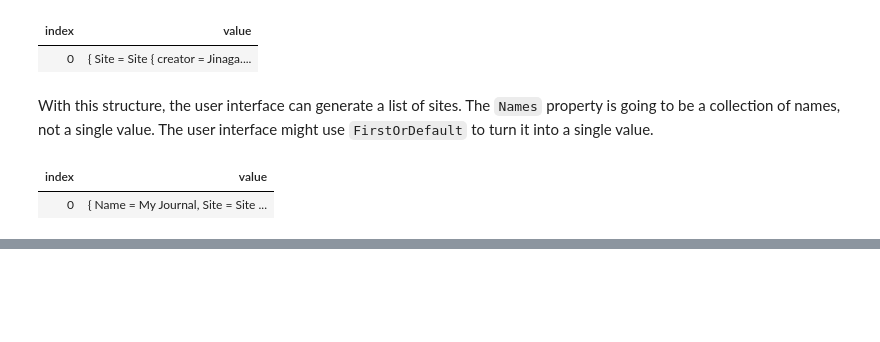
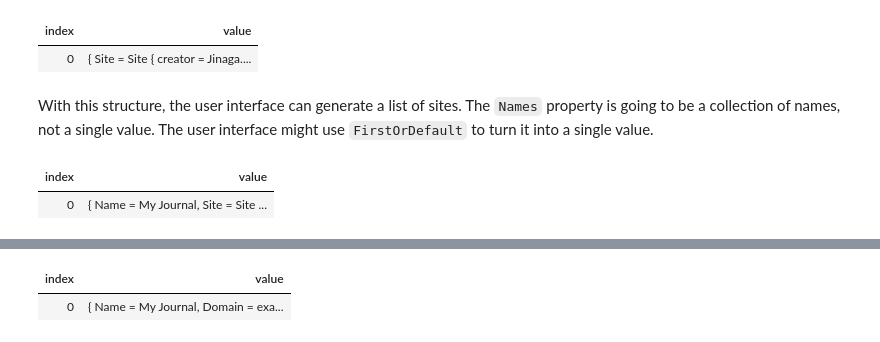
Before and after one commit to jinaga/BlogMaui, a Jupyter notebook: Notebooks/Modeling.ipynb, the cells around one changed output, grey strips where cells are left out. Saved outputs shown, nothing was run; the diff lists cells and outputs as text; code cells hidden in the pictures; blank space fills up the shorter version.

```diff
--- a/Notebooks/Modeling.ipynb
+++ b/Notebooks/Modeling.ipynb
@@ -332,0 +351,35 @@ sitesViewModel
+# %%
+var sitesByUser = Given<User>.Match((user, facts) =>
+    from site in facts.OfType<Site>()
+    where site.creator == user
+    where !facts.Any<SiteDeleted>(
+        sd => sd.site == site &&
+        !facts.Any<SiteRestored>(sr => sr.deleted == sd))
+    select new
+    {
+        Site = site,
+        Names =
+            from name in facts.OfType<SiteName>()
+            where name.site == site
+            where !facts.Any<SiteName>(next => next.prior.Contains(name))
+            select name.value,
+        Domains =
+            from domain in facts.OfType<SiteDomain>()
+            where domain.site == site
+            where !facts.Any<SiteDomain>(next => next.prior.Contains(domain))
+            select domain.value
+    });
+
+var sites = await jinagaClient.Query(sitesByUser, user);
+
+var sitesViewModel = sites.Select(s => new
+{
+    Name = s.Names.FirstOrDefault() ?? "New site",
+    Domain = s.Domains.FirstOrDefault() ?? "",
+    s.Site
+});
+
+sitesViewModel
+# %% [output]
+| index | value |
+| 0 | { Name = My Journal, Domain = exa... |
```
Also changed, not shown: parts of 3 cells of this notebook.
